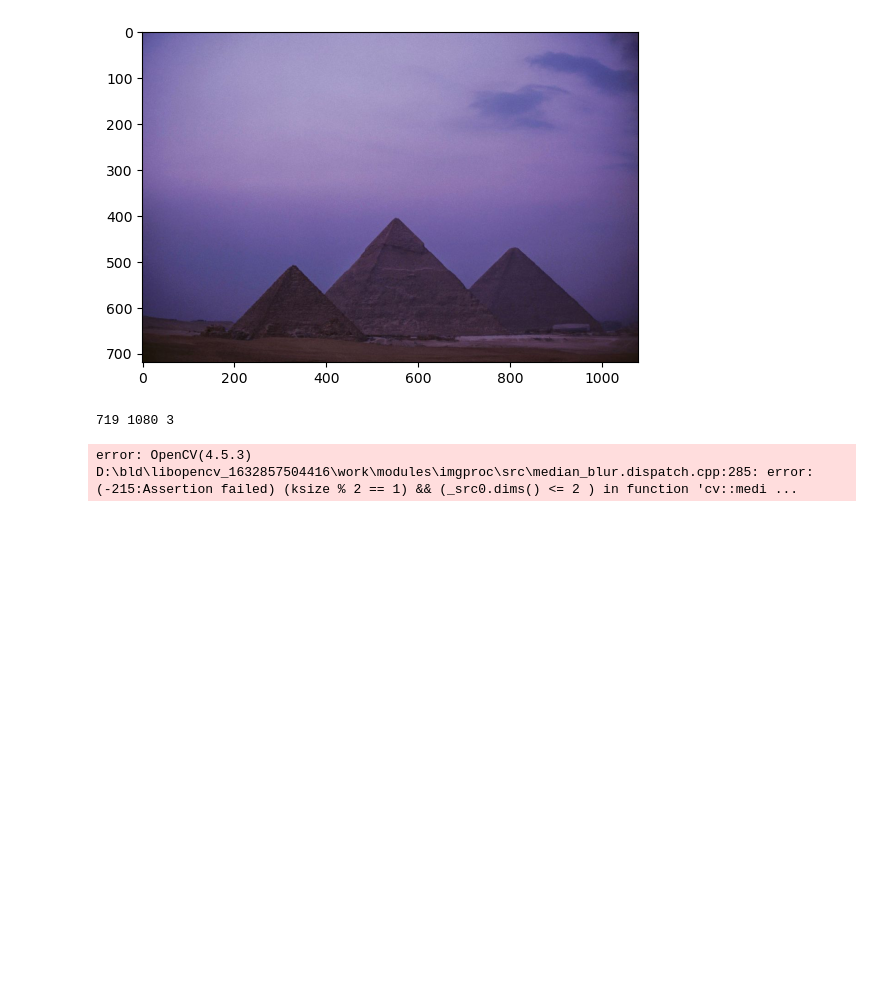
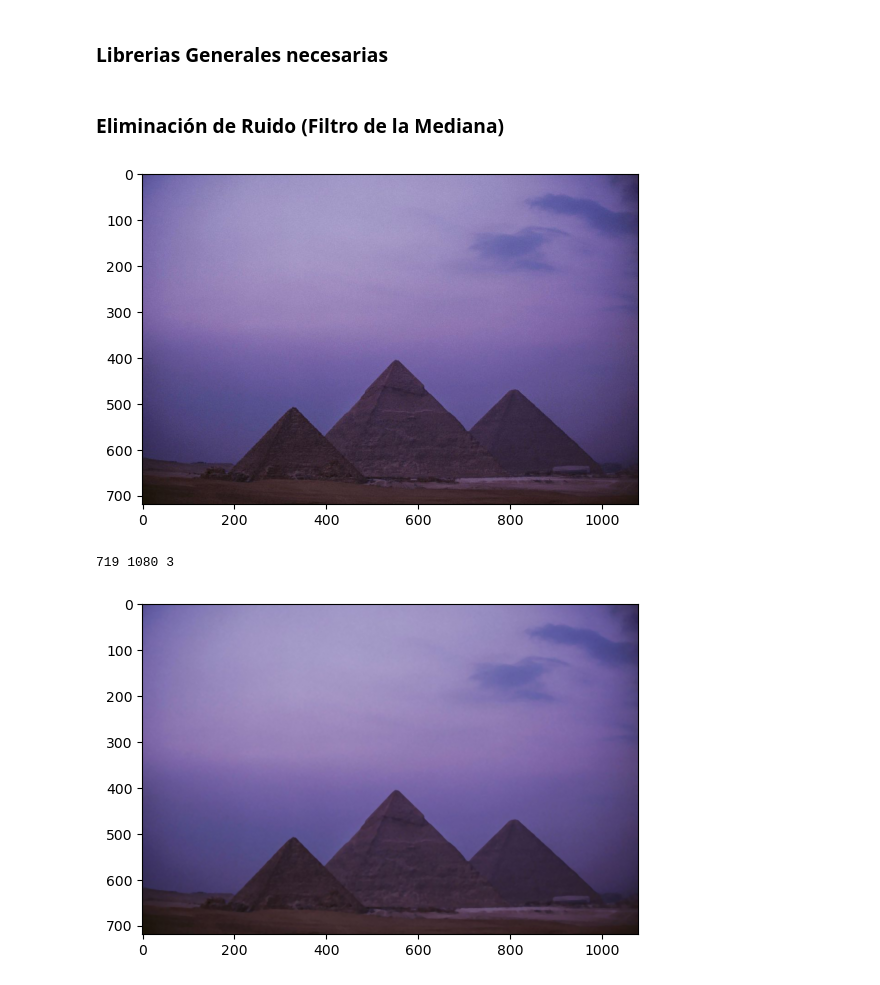
Before and after one commit to morozco0/TICS315, a Jupyter notebook: VA/Tarea 4.ipynb, the cells around one changed output. Drawn from its saved outputs; the diff is of its cells as text; code cells hidden in the pictures; blank space fills up the shorter version.

```diff
--- a/VA/Tarea 4.ipynb
+++ b/VA/Tarea 4.ipynb
@@ -1,3 +4,5 @@
+# %% [markdown]
+### Librerias Generales necesarias
 # %%
 import cv2
 import matplotlib.pyplot as plt
@@ -10,19 +9,27 @@ img_rgb = cv2.cvtColor(img, cv2.COLOR_BGR2RGB)
+# %% [markdown]
+### Eliminación de Ruido (Filtro de la Mediana)
 # %%
+#lectura de imagen
+img = cv2.imread("images/ruido.jpg")
+
+#transformación a niveles de gris
+img_rgb = cv2.cvtColor(img, cv2.COLOR_BGR2RGB)
+
 plt.imshow(img_rgb)
 plt.show()
 
 #lectura de la imagen
 m,n,ch = img_rgb.shape
 print(m,n,ch)
 
 
 #aplicamos el filtro
-img_median = cv2.medianBlur(img_rgb,6)
+img_median = cv2.medianBlur(img_rgb,5)
 
-cv2.imwrite('resultado_ruido.png',cv2.cvtColor(img_median, cv2.COLOR_BGR2RGB))
+cv2.imwrite('images/resultado_ruido.jpg',cv2.cvtColor(img_median, cv2.COLOR_BGR2RGB))
 plt.imshow(img_median)
 plt.show()
 # %% [output]
 [figure]
 719 1080 3
-error: OpenCV(4.5.3) D:\bld\libopencv_1632857504416\work\modules\imgproc\src\median_blur.dispatch.cpp:285: error: (-215:Assertion failed) (ksize % 2 == 1) && (_src0.dims() <= 2 ) in function 'cv::medi ...
+[figure, added]
```
Also changed, not shown: parts of 4 cells of this notebook, 3 other files.
